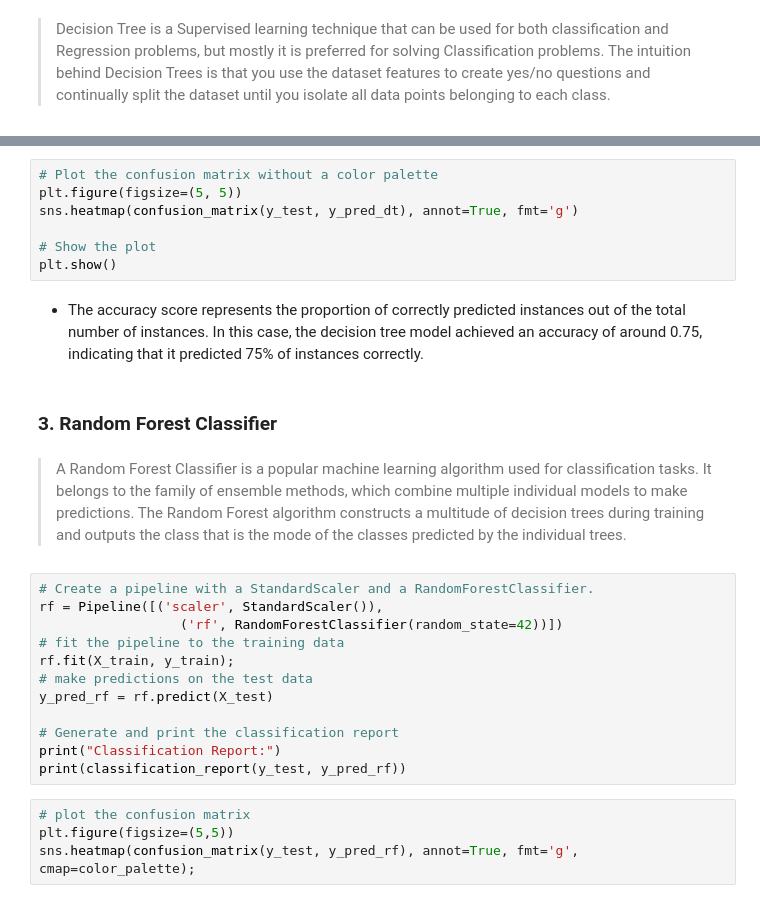
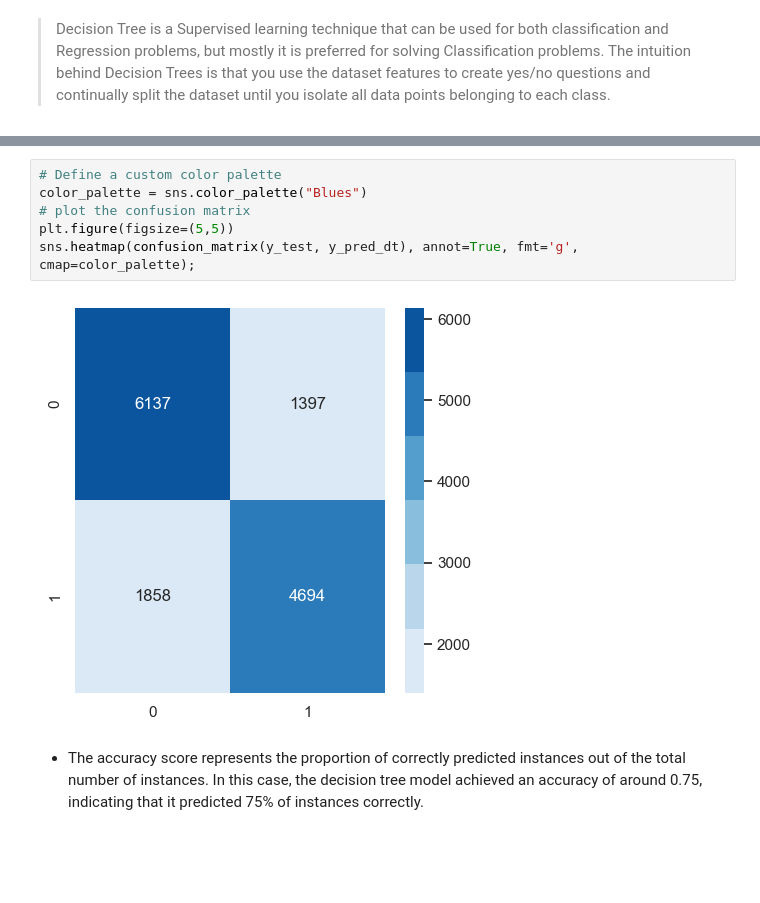
Before and after one commit to CynthiaJerono/Phase_3_Project, a Jupyter notebook: Modeling.ipynb, the cells around one changed output, grey strips where cells are left out. Drawn from its saved outputs; the diff is of its cells as text; blank space fills up the shorter version.

Commit message:
Used the decission tree classifier

```diff
--- a/Modeling.ipynb
+++ b/Modeling.ipynb
@@ -285,29 +176,10 @@ print(classification_report(y_test, y_pred_dt))
 # %%
-# Plot the confusion matrix without a color palette
-plt.figure(figsize=(5, 5))
-sns.heatmap(confusion_matrix(y_test, y_pred_dt), annot=True, fmt='g')
-
-# Show the plot
-plt.show()
+# Define a custom color palette
+color_palette = sns.color_palette("Blues")
+# plot the confusion matrix
+plt.figure(figsize=(5,5))
+sns.heatmap(confusion_matrix(y_test, y_pred_dt), annot=True, fmt='g', cmap=color_palette);
+# %% [output]
+[figure, added]
 # %% [markdown]
 - The accuracy score represents the proportion of correctly predicted instances out of the total number of instances. In this case, the decision tree model achieved an accuracy of around 0.75, indicating that it predicted 75% of instances correctly.
-# %% [markdown]
-### 3. Random Forest Classifier
-# %% [markdown]
-> A Random Forest Classifier is a popular machine learning algorithm used for classification tasks. It belongs to the family of ensemble methods, which combine multiple individual models to make predictions. The Random Forest algorithm constructs a multitude of decision trees during training and outputs the class that is the mode of the classes predicted by the individual trees.
-# %%
-# Create a pipeline with a StandardScaler and a RandomForestClassifier.
-rf = Pipeline([('scaler', StandardScaler()),
-                  ('rf', RandomForestClassifier(random_state=42))])
-# fit the pipeline to the training data
-rf.fit(X_train, y_train);
-# make predictions on the test data
-y_pred_rf = rf.predict(X_test)
-
-# Generate and print the classification report
-print("Classification Report:")
-print(classification_report(y_test, y_pred_rf))
-# %%
-# plot the confusion matrix
-plt.figure(figsize=(5,5))
-sns.heatmap(confusion_matrix(y_test, y_pred_rf), annot=True, fmt='g', cmap=color_palette);
```
Also changed, not shown: parts of 73 cells of this notebook.
